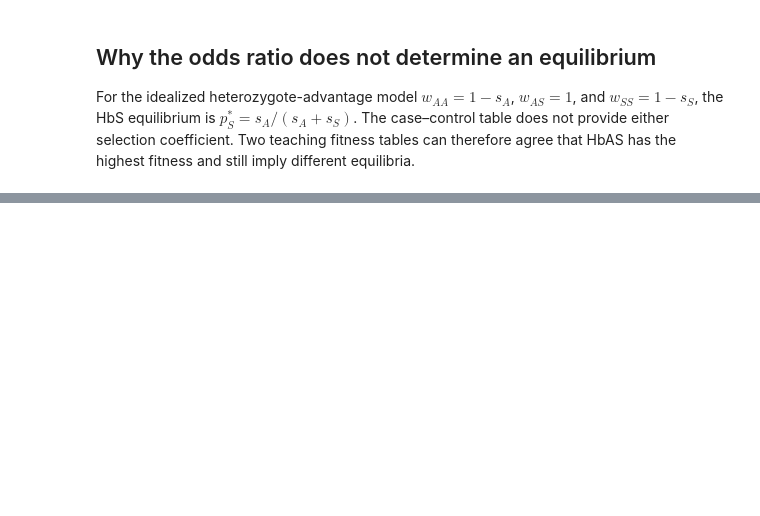
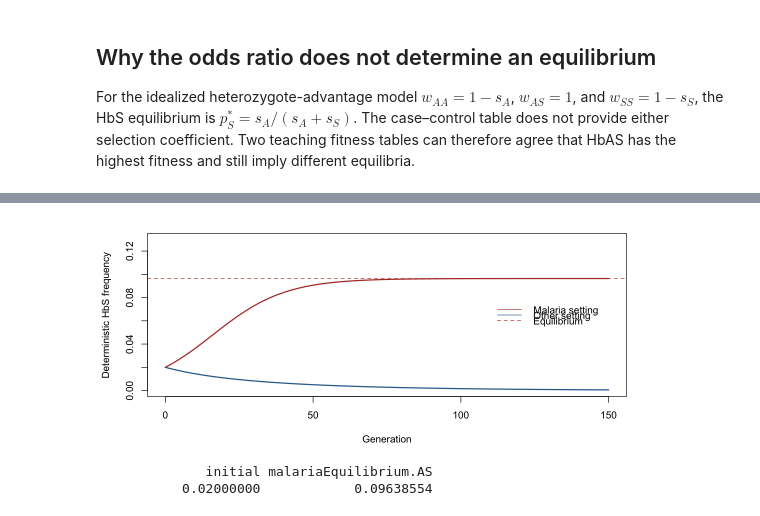
Before and after one commit to StatFunGen/hpgR, a Jupyter notebook: notebooks/P8149_Lecture_11_Sickle_Cell_Trait.ipynb, the cells around one changed output, grey strips where cells are left out. Saved outputs shown, nothing was run; the diff lists cells and outputs as text; code cells hidden in the pictures; blank space fills up the shorter version.

```diff
--- a/notebooks/P8149_Lecture_11_Sickle_Cell_Trait.ipynb
+++ b/notebooks/P8149_Lecture_11_Sickle_Cell_Trait.ipynb
@@ -10,7 +10,7 @@ A finite next generation would then draw Binomial(2Ne, pS,sel). Here we first it
 # %%
 library(hpgR)
 options(repr.plot.width = 9, repr.plot.height = 3.8)
-drawSelectionFigure <- function(name, draw, height = 3.6) {
+drawFigure <- function(name, draw, height = 3.6) {
     draw()
     figureDir <- Sys.getenv("P8149_FIGURE_DIR")
     if (nzchar(figureDir)) {
@@ -95,0 +85,25 @@ The raw odds ratio is about 0.10 and supports strong protection against severe m
+# %%
+generations <- 150L
+malaria <- c(AA = .92, AS = 1, SS = .25)
+noMalaria <- c(AA = 1, AS = .98, SS = .25)
+equilibrium <- balancedFrequency(rev(malaria))
+withMalaria <- selectionFrequencies(.02, rev(malaria), generations)
+withoutMalaria <- selectionFrequencies(.02, rev(noMalaria), generations)
+drawFigure("selection_sickle_environment", function() {
+    par(mar = c(4.2, 4.3, 1.2, .8))
+    plot(0:generations, withMalaria, type = "l", lwd = 2, col = "#B33B32",
+         ylim = c(0, .13), xlab = "Generation", ylab = "Deterministic HbS frequency")
+    lines(0:generations, withoutMalaria, lwd = 2, col = "#306C9A")
+    abline(h = equilibrium, lty = 2, col = "#B33B32")
+    legend("right", c("Malaria setting", "Other setting", "Equilibrium"),
+           col = c("#B33B32", "#306C9A", "#B33B32"), lty = c(1, 1, 2), bty = "n")
+})
+# %% [output]
+[figure, added]
+# %%
+stopifnot(withMalaria[2] > .02, withoutMalaria[2] < .02,
+          abs(selectedFrequency(equilibrium, rev(malaria)) - equilibrium) < 1e-12)
+c(initial = .02, malariaEquilibrium = equilibrium)
+# %% [output]
+              initial malariaEquilibrium.AS
+           0.02000000            0.09638554
```
Also changed, not shown: parts of 12 cells of this notebook, 3 other files.
